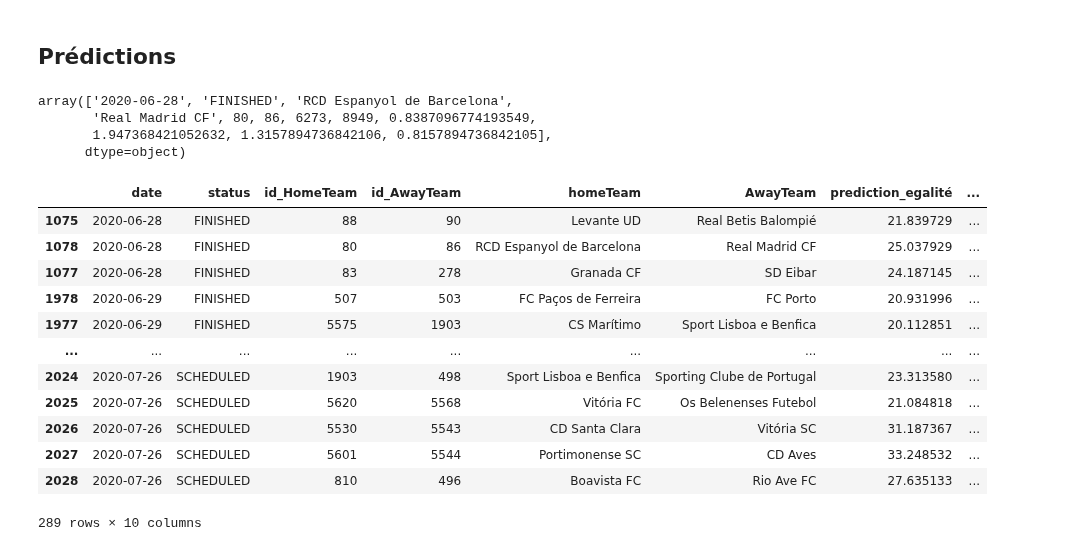
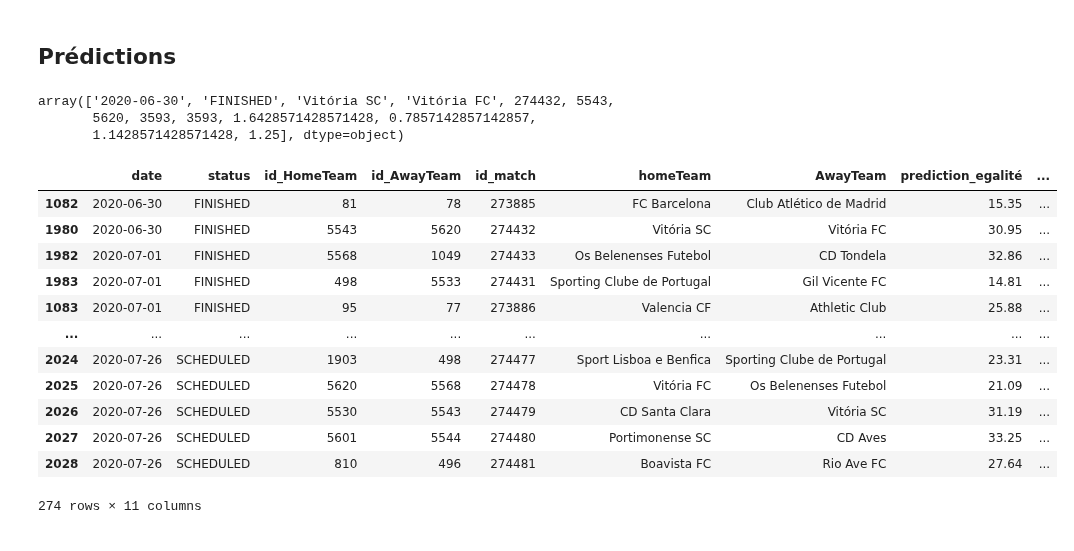
Before and after one commit to Amuthu98/projetannuel4IABD2, a Jupyter notebook: ETAPE_3/Predict_Foot_Win_Lose.ipynb, the cells around one changed output. Cells and saved outputs as stored; diff of their text form; code cells hidden in the pictures.

Commit message:
Ajout id_match

```diff
--- a/ETAPE_3/Predict_Foot_Win_Lose.ipynb
+++ b/ETAPE_3/Predict_Foot_Win_Lose.ipynb
@@ -98,7 +98,7 @@ x=data[['puissance_HomeTeam','puissance_AwayTeam','moy_goals_home','moy_goals_aw
         'moy_goals_conceded_away']]
 
 data_test= pd.read_csv(filename_test,sep=";",index_col=0)
-x_prediction=data_test[['date','status','homeTeam','awayTeam','idHomeTeam','idAwayTeam',
+x_prediction=data_test[['date','status','homeTeam','awayTeam','id_match','idHomeTeam','idAwayTeam',
                         'puissance_HomeTeam','puissance_AwayTeam','moy_goals_home','moy_goals_away',
                         'moy_goals_conceded_home','moy_goals_conceded_away']]
 x_prediction
@@ -258,43 +258,43 @@ i = 0
 # %%
 unique[1]
 # %% [output]
-array(['2020-06-28', 'FINISHED', 'RCD Espanyol de Barcelona',
-       'Real Madrid CF', 80, 86, 6273, 8949, 0.8387096774193549,
-       1.947368421052632, 1.3157894736842106, 0.8157894736842105],
-      dtype=object)
+array(['2020-06-30', 'FINISHED', 'Vitória SC', 'Vitória FC', 274432, 5543,
+       5620, 3593, 3593, 1.6428571428571428, 0.7857142857142857,
+       1.1428571428571428, 1.25], dtype=object)
 # %%
 model.load_weights("model_Final_winner_V3.h5")
 # %%
 for i in unique:
-    predictions_final = model.predict(np.array([[i[6],i[7],i[8],i[9],i[10],i[11]]]))
-    egalite = predictions_final[0][0]*100
-    victoire = predictions_final[0][1]*100
-    perte = predictions_final[0][2]*100
+    predictions_final = model.predict(np.array([[i[7],i[8],i[9],i[10],i[11],i[12]]]))
+    egalite = round(predictions_final[0][0]*100,2)
+    victoire = round(predictions_final[0][1]*100,2)
+    perte = round(predictions_final[0][2]*100,2)
     result = np.argmax(predictions_final)
     results.append(result)
     equal.append(egalite)
     victory.append(victoire)
     loss.append(perte)
 # %%
-df4 = {'date':x_prediction.date,'status':x_prediction.status,'id_HomeTeam':x_prediction.idHomeTeam,'id_AwayTeam':x_prediction.idAwayTeam,
-      'homeTeam':x_prediction.homeTeam,'AwayTeam':x_prediction.awayTeam,'prediction_egalité':equal,
+df4 = {'date':x_prediction.date,'status':x_prediction.status,'id_HomeTeam':x_prediction.idHomeTeam,
+       'id_AwayTeam':x_prediction.idAwayTeam,'id_match':x_prediction.id_match,
+       'homeTeam':x_prediction.homeTeam,'AwayTeam':x_prediction.awayTeam,'prediction_egalité':equal,
       'prediction_homeTeam_victory':victory,'prediction_awayTeam_victory':loss,'match_state':results}
 df4 = pd.DataFrame(df4)
 df4
 # %% [output]
-|  | date | status | id_HomeTeam | id_AwayTeam | homeTeam | AwayTeam | prediction_egalité | ... |
-| 1075 | 2020-06-28 | FINISHED | 88 | 90 | Levante UD | Real Betis Balompié | 21.839729 | ... |
-| 1078 | 2020-06-28 | FINISHED | 80 | 86 | RCD Espanyol de Barcelona | Real Madrid CF | 25.037929 | ... |
-| 1077 | 2020-06-28 | FINISHED | 83 | 278 | Granada CF | SD Eibar | 24.187145 | ... |
-| 1978 | 2020-06-29 | FINISHED | 507 | 503 | FC Paços de Ferreira | FC Porto | 20.931996 | ... |
-| 1977 | 2020-06-29 | FINISHED | 5575 | 1903 | CS Marítimo | Sport Lisboa e Benfica | 20.112851 | ... |
-| ... | ... | ... | ... | ... | ... | ... | ... | ... |
-| 2024 | 2020-07-26 | SCHEDULED | 1903 | 498 | Sport Lisboa e Benfica | Sporting Clube de Portugal | 23.313580 | ... |
-| 2025 | 2020-07-26 | SCHEDULED | 5620 | 5568 | Vitória FC | Os Belenenses Futebol | 21.084818 | ... |
-| 2026 | 2020-07-26 | SCHEDULED | 5530 | 5543 | CD Santa Clara | Vitória SC | 31.187367 | ... |
-| 2027 | 2020-07-26 | SCHEDULED | 5601 | 5544 | Portimonense SC | CD Aves | 33.248532 | ... |
-| 2028 | 2020-07-26 | SCHEDULED | 810 | 496 | Boavista FC | Rio Ave FC | 27.635133 | ... |
+|  | date | status | id_HomeTeam | id_AwayTeam | id_match | homeTeam | AwayTeam | prediction_egalité | ... |
+| 1082 | 2020-06-30 | FINISHED | 81 | 78 | 273885 | FC Barcelona | Club Atlético de Madrid | 15.35 | ... |
+| 1980 | 2020-06-30 | FINISHED | 5543 | 5620 | 274432 | Vitória SC | Vitória FC | 30.95 | ... |
+| 1982 | 2020-07-01 | FINISHED | 5568 | 1049 | 274433 | Os Belenenses Futebol | CD Tondela | 32.86 | ... |
+| 1983 | 2020-07-01 | FINISHED | 498 | 5533 | 274431 | Sporting Clube de Portugal | Gil Vicente FC | 14.81 | ... |
+| 1083 | 2020-07-01 | FINISHED | 95 | 77 | 273886 | Valencia CF | Athletic Club | 25.88 | ... |
+| ... | ... | ... | ... | ... | ... | ... | ... | ... | ... |
+| 2024 | 2020-07-26 | SCHEDULED | 1903 | 498 | 274477 | Sport Lisboa e Benfica | Sporting Clube de Portugal | 23.31 | ... |
+| 2025 | 2020-07-26 | SCHEDULED | 5620 | 5568 | 274478 | Vitória FC | Os Belenenses Futebol | 21.09 | ... |
+| 2026 | 2020-07-26 | SCHEDULED | 5530 | 5543 | 274479 | CD Santa Clara | Vitória SC | 31.19 | ... |
+| 2027 | 2020-07-26 | SCHEDULED | 5601 | 5544 | 274480 | Portimonense SC | CD Aves | 33.25 | ... |
+| 2028 | 2020-07-26 | SCHEDULED | 810 | 496 | 274481 | Boavista FC | Rio Ave FC | 27.64 | ... |
-289 rows × 10 columns
+274 rows × 11 columns
 # %%
 finished = []
 scheduled = []
```
Also changed, not shown: parts of 2 cells of this notebook, 5 other files.
